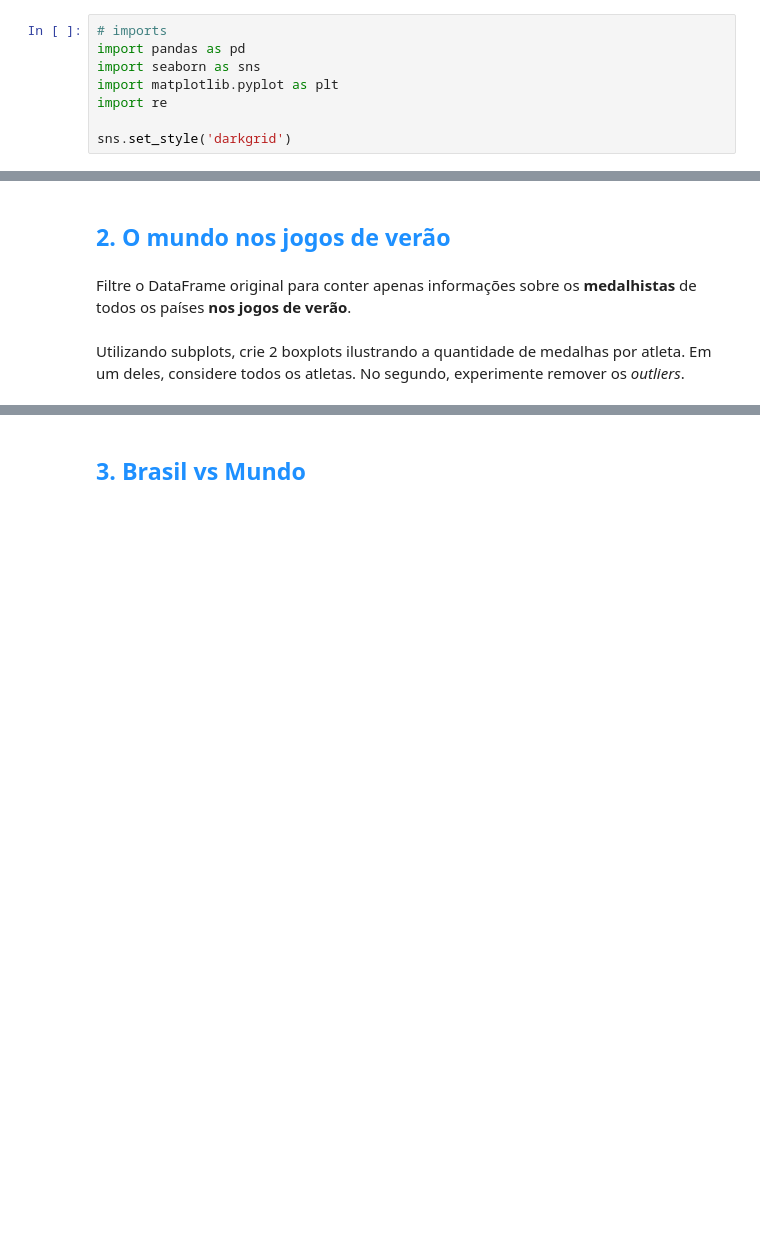
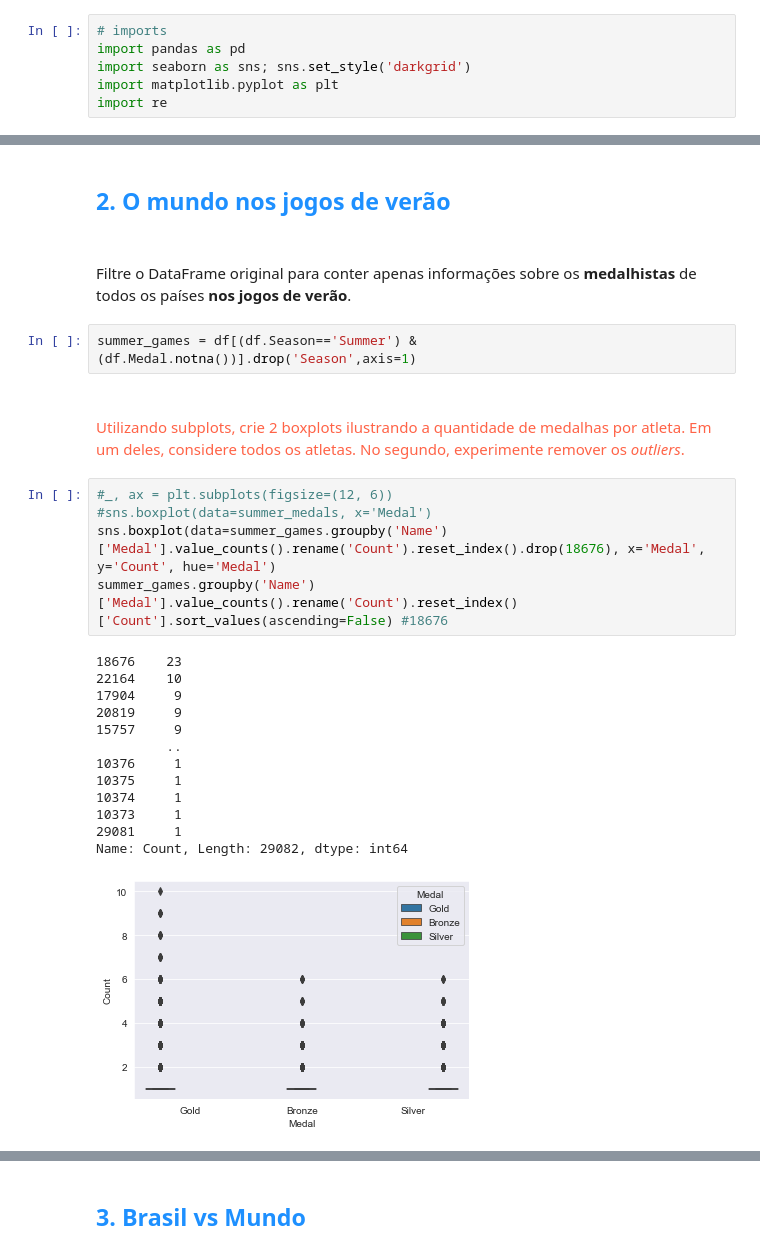
Before and after one commit to baiochi/LetsCode, a Jupyter notebook: Modulo 3 - Biblioteca e APIs/Projetos/Dataviz.ipynb, the cells around one changed output, grey strips where cells are left out. Cells and saved outputs as stored; diff of their text form; blank space fills up the shorter version.

```diff
--- a/Modulo 3 - Biblioteca e APIs/Projetos/Dataviz.ipynb
+++ b/Modulo 3 - Biblioteca e APIs/Projetos/Dataviz.ipynb
@@ -18,11 +18,9 @@
 # %%
 # imports
 import pandas as pd
-import seaborn as sns
+import seaborn as sns; sns.set_style('darkgrid')
 import matplotlib.pyplot as plt
 import re
-
-sns.set_style('darkgrid')
 # %%
 # reading data
 df = pd.read_csv('./dados/athlete_events.csv')
@@ -208,7 +220,30 @@ plt.title("Brazil medals over the years", fontsize=18, pad=20);
 # %% [markdown]
 ## <span style='color:DodgerBlue'>2. O mundo nos jogos de verão</span>
 # %% [markdown]
+###
 Filtre o DataFrame original para conter apenas informações sobre os **medalhistas** de todos os países **nos jogos de verão**.
+# %%
+summer_games = df[(df.Season=='Summer') & (df.Medal.notna())].drop('Season',axis=1)
 # %% [markdown]
-Utilizando subplots, crie 2 boxplots ilustrando a quantidade de medalhas por atleta. Em um deles, considere todos os atletas. No segundo, experimente remover os *outliers*.
+###
+<span style='color:Tomato'>Utilizando subplots, crie 2 boxplots ilustrando a quantidade de medalhas por atleta. Em um deles, considere todos os atletas. No segundo, experimente remover os *outliers*.<span>
+# %%
+#_, ax = plt.subplots(figsize=(12, 6))
+#sns.boxplot(data=summer_medals, x='Medal')
+sns.boxplot(data=summer_games.groupby('Name')['Medal'].value_counts().rename('Count').reset_index().drop(18676), x='Medal', y='Count', hue='Medal')
+summer_games.groupby('Name')['Medal'].value_counts().rename('Count').reset_index()['Count'].sort_values(ascending=False) #18676
+# %% [output]
+18676    23
+22164    10
+17904     9
+20819     9
+15757     9
+         ..
+10376     1
+10375     1
+10374     1
+10373     1
+29081     1
+Name: Count, Length: 29082, dtype: int64
+[figure, added]
 # %% [markdown]
```
Also changed, not shown: parts of 19 cells of this notebook.
